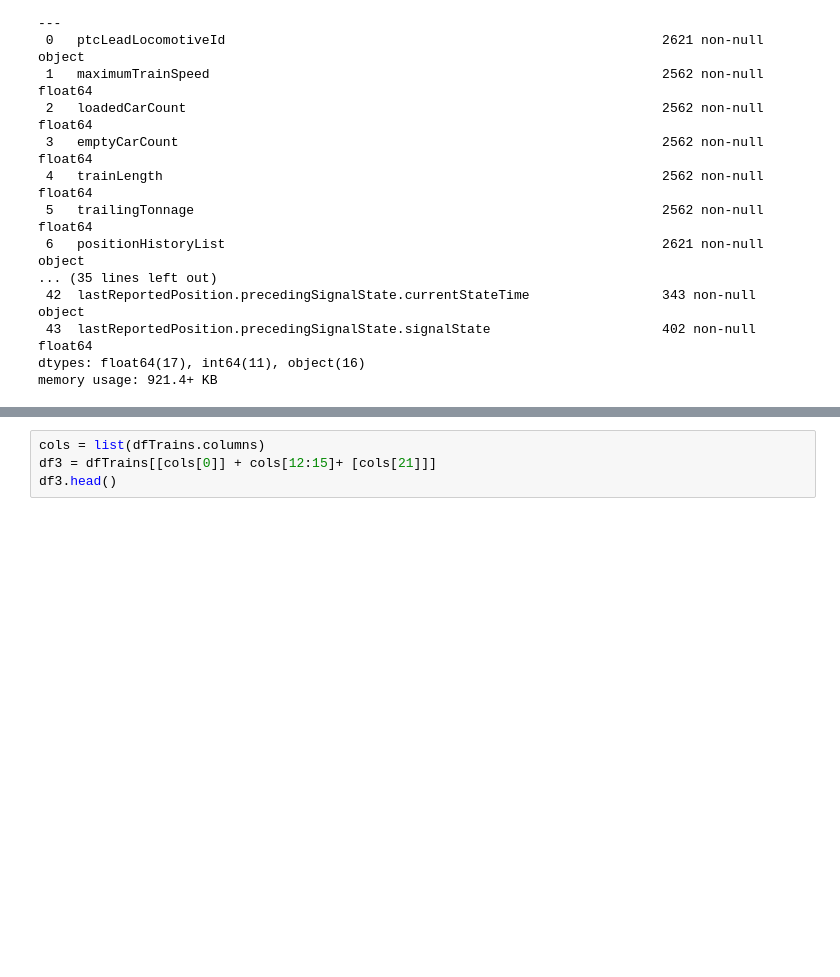
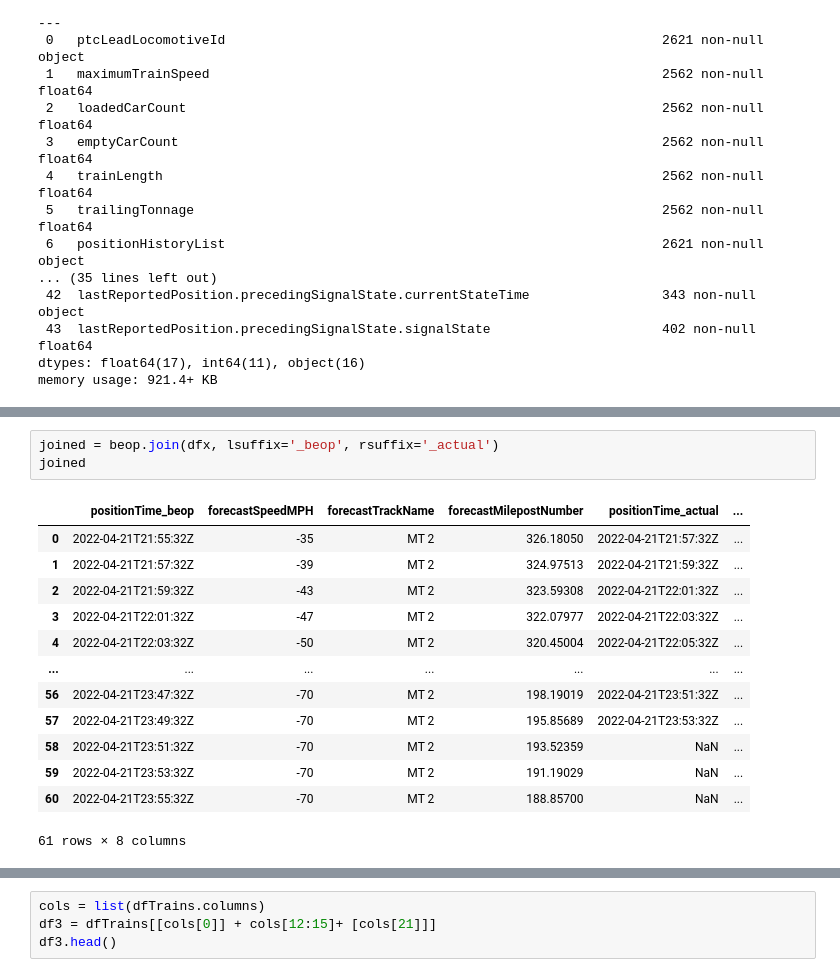
Before and after one commit to swicklund/hackathon, a Jupyter notebook: TensorFlowSteve.ipynb, the cells around one changed output, grey strips where cells are left out. Saved outputs shown, nothing was run; the diff lists cells and outputs as text; blank space fills up the shorter version.

```diff
--- a/TensorFlowSteve.ipynb
+++ b/TensorFlowSteve.ipynb
@@ -141,0 +140,17 @@ pd.json_normalize(dfTrains.iloc[100]['trainActualPositionList'])
+# %%
+joined = beop.join(dfx, lsuffix='_beop', rsuffix='_actual')
+joined
+# %% [output]
+|  | positionTime_beop | forecastSpeedMPH | forecastTrackName | forecastMilepostNumber | positionTime_actual | ... |
+| 0 | 2022-04-21T21:55:32Z | -35 | MT 2 | 326.18050 | 2022-04-21T21:57:32Z | ... |
+| 1 | 2022-04-21T21:57:32Z | -39 | MT 2 | 324.97513 | 2022-04-21T21:59:32Z | ... |
+| 2 | 2022-04-21T21:59:32Z | -43 | MT 2 | 323.59308 | 2022-04-21T22:01:32Z | ... |
+| 3 | 2022-04-21T22:01:32Z | -47 | MT 2 | 322.07977 | 2022-04-21T22:03:32Z | ... |
+| 4 | 2022-04-21T22:03:32Z | -50 | MT 2 | 320.45004 | 2022-04-21T22:05:32Z | ... |
+| ... | ... | ... | ... | ... | ... | ... |
+| 56 | 2022-04-21T23:47:32Z | -70 | MT 2 | 198.19019 | 2022-04-21T23:51:32Z | ... |
+| 57 | 2022-04-21T23:49:32Z | -70 | MT 2 | 195.85689 | 2022-04-21T23:53:32Z | ... |
+| 58 | 2022-04-21T23:51:32Z | -70 | MT 2 | 193.52359 | NaN | ... |
+| 59 | 2022-04-21T23:53:32Z | -70 | MT 2 | 191.19029 | NaN | ... |
+| 60 | 2022-04-21T23:55:32Z | -70 | MT 2 | 188.85700 | NaN | ... |
+61 rows × 8 columns
```
Also changed, not shown: parts of 9 cells of this notebook.
